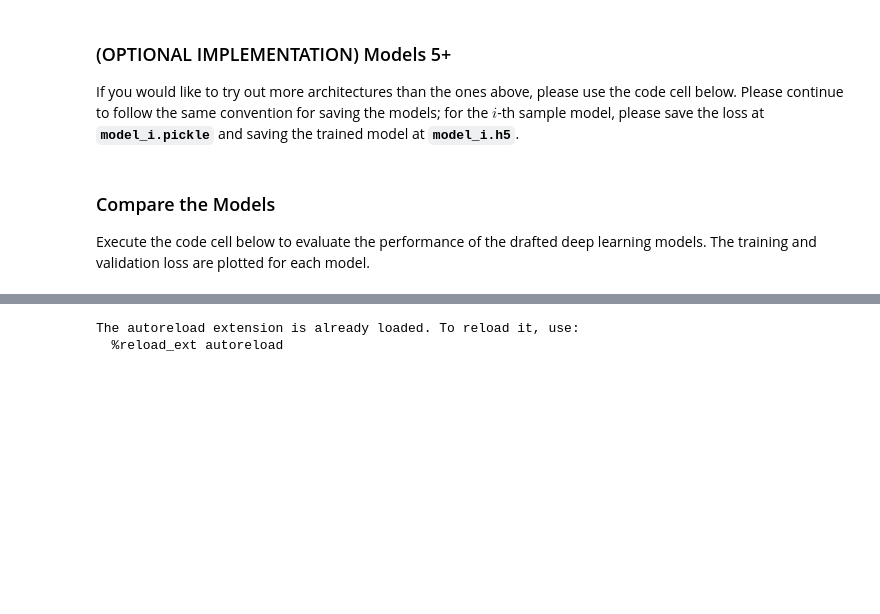
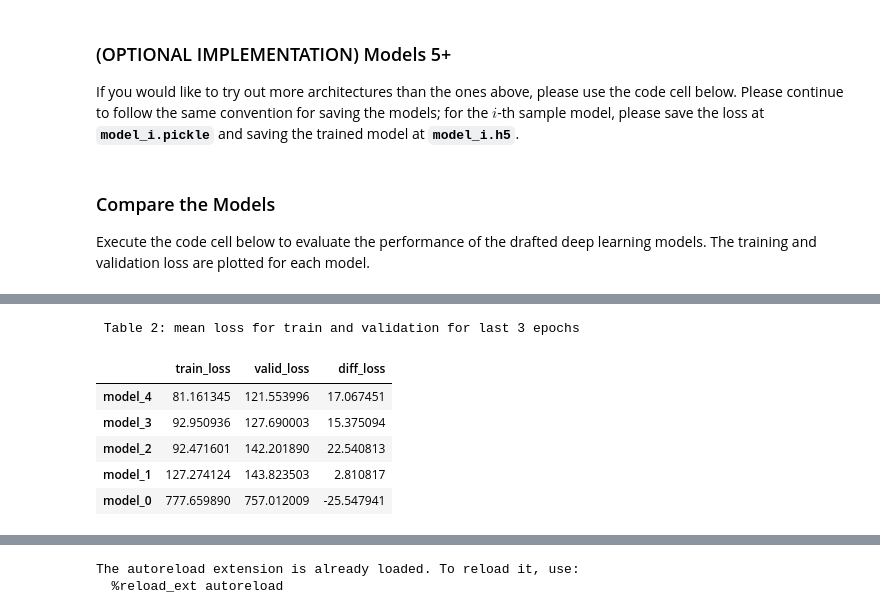
Before and after one commit to luoChengwen/nlp_random, a Jupyter notebook: VUI project/vui_notebook.ipynb, the cells around one changed output, grey strips where cells are left out. Saved outputs shown, nothing was run; the diff lists cells and outputs as text; code cells hidden in the pictures; blank space fills up the shorter version.

```diff
--- a/VUI project/vui_notebook.ipynb
+++ b/VUI project/vui_notebook.ipynb
@@ -571 +577,18 @@ pd.DataFrame(train_loss, columns=['train_loss']
+# %%
+
+train_loss2 =  pd.DataFrame(train_loss).iloc[:,-3:].mean(axis=1)
+valid_loss2 = pd.DataFrame(valid_loss).iloc[:,-3:].mean(axis=1)
+df2 = pd.DataFrame(train_loss2, columns=['train_loss']
+            ).assign(valid_loss=valid_loss2).set_index(
+    pd.Series(model_names)).sort_values(by='valid_loss')
+print('\n Table 2: mean loss for train and validation for last 3 epochs')
+df2.assign(diff_loss=df.valid_loss - df.train_loss)
+# %% [output]
+ Table 2: mean loss for train and validation for last 3 epochs
+|  | train_loss | valid_loss | diff_loss |
+| model_4 | 81.161345 | 121.553996 | 17.067451 |
+| model_3 | 92.950936 | 127.690003 | 15.375094 |
+| model_2 | 92.471601 | 142.201890 | 22.540813 |
+| model_1 | 127.274124 | 143.823503 | 2.810817 |
+| model_0 | 777.659890 | 757.012009 | -25.547941 |
 # %% [markdown]
```
Also changed, not shown: parts of 6 cells of this notebook.
